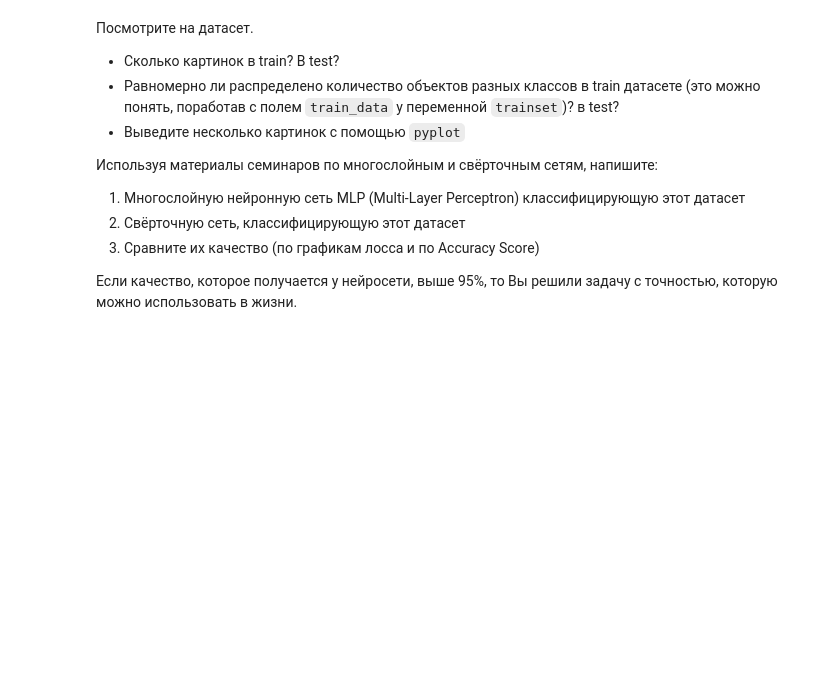
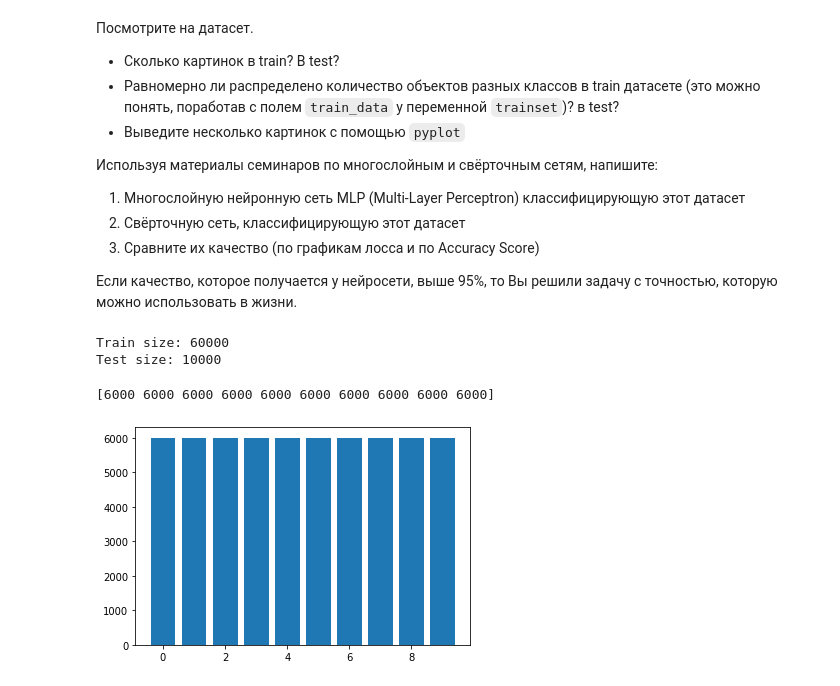
Before and after one commit to VanjaRo/ML-ITMO-Course, a Jupyter notebook: lab7_2.ipynb, the cells around one changed output. Saved outputs shown, nothing was run; the diff lists cells and outputs as text; code cells hidden in the pictures; blank space fills up the shorter version.

```diff
--- a/lab7_2.ipynb
+++ b/lab7_2.ipynb
@@ -16,0 +23,7 @@ import torchvision
+# %%
+transform = transforms.ToTensor()
+
+trainset = torchvision.datasets.FashionMNIST(root='./data', train=True,
+                                        download=True, transform=transform)
+testset = torchvision.datasets.FashionMNIST(root='./data', train=False,
+                                       download=True, transform=transform)
@@ -17,14 +46,24 @@ import torchvision
+# %%
+# I will split the trainset into validation and train
+valid_size = 0.2
+
+data_size = len(trainset)
+indices = list(range(data_size))
+np.random.shuffle(indices)
+split = int(np.floor(valid_size * data_size))
+train_idx, valid_idx = indices[split:], indices[:split]
+
+train_sampler = SubsetRandomSampler(train_idx)
+valid_sampler = SubsetRandomSampler(valid_idx)
 # %% [markdown]
 Скачаем обучающую и контрольную выборки.
 # %%
-trainset = torchvision.datasets.FashionMNIST(root='./data', train=True,
-                                        download=True, transform=None)
-trainloader = torch.utils.data.DataLoader(trainset, batch_size=4,
-                                          shuffle=True, num_workers=2)
 
-testset = torchvision.datasets.FashionMNIST(root='./data', train=False,
-                                       download=True, transform=None)
-testloader = torch.utils.data.DataLoader(testset, batch_size=4,
+trainloader = torch.utils.data.DataLoader(trainset, batch_size=20,
+                                          sampler=train_sampler, num_workers=2)
+
+validloader = torch.utils.data.DataLoader(trainset, batch_size=20,
+                                          sampler=valid_sampler, num_workers=2)
+
+testloader = torch.utils.data.DataLoader(testset, batch_size=20,
                                          shuffle=False, num_workers=2)
-
-#classes = (<перечислите классы как строки>)
@@ -71,0 +101,16 @@ Done!
+# %%
+classes_map = ('T-Shirt', 'Trouser', 'Pullover', 'Dress', 'Coat', 'Sandal', 'Shirt','Sneaker', 'Bag', 'Ankle Boot')
+
+print("Train size:", trainloader.dataset.data.shape[0])
+print("Test size:", testloader.dataset.data.shape[0])
+# %% [output]
+Train size: 60000
+Test size: 10000
+# %%
+# Train distribution
+unique_test, counts_test = np.unique(trainloader.dataset.targets, return_counts=True)
+plt.bar(unique_test, counts_test)
+print(counts_test)
+# %% [output]
+[6000 6000 6000 6000 6000 6000 6000 6000 6000 6000]
+[figure, added]
```
Also changed, not shown: parts of 24 cells of this notebook.
